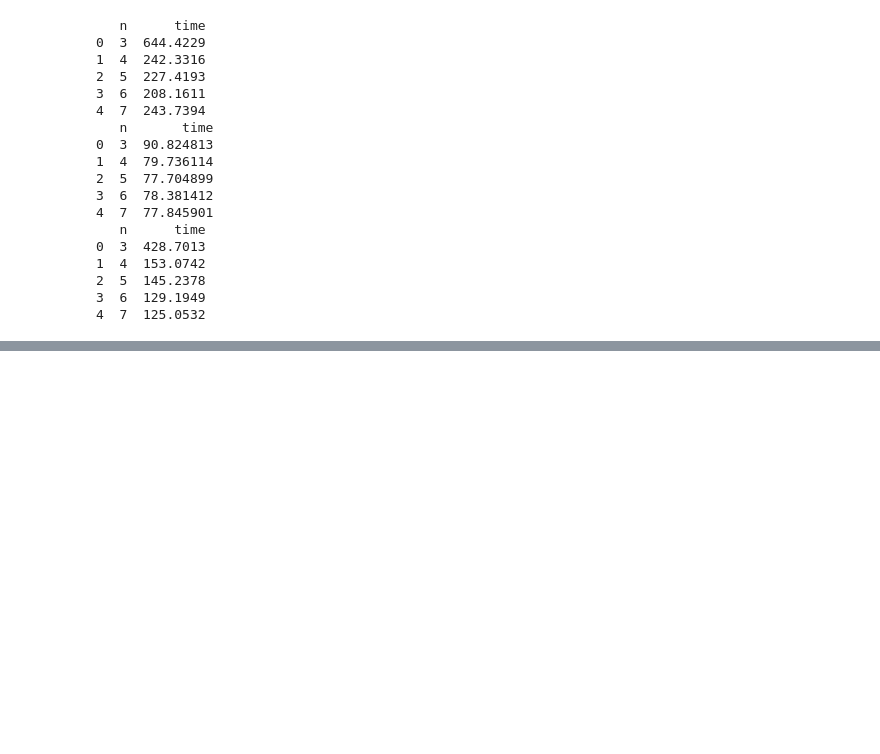
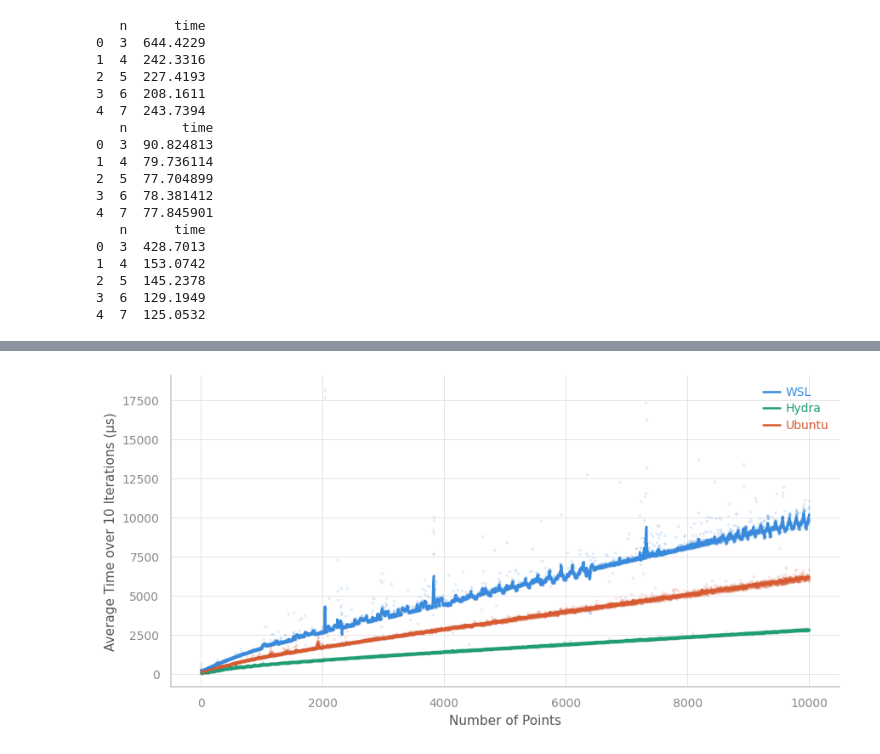
Before and after one commit to bandarussr/polygon-rotation, a Jupyter notebook: testing/graph.ipynb, the cells around one changed output, grey strips where cells are left out. Saved outputs shown, nothing was run; the diff lists cells and outputs as text; code cells hidden in the pictures; blank space fills up the shorter version.

Commit message:
final graph

```diff
--- a/testing/graph.ipynb
+++ b/testing/graph.ipynb
@@ -72,0 +35,50 @@ plt.show()
+# %%
+COLORS = {"WSL": "#378ADD", "Hydra": "#1D9E75", "Ubuntu": "#D85A30"}
+
+fig, ax = plt.subplots(figsize=(9, 4.5))
+fig.patch.set_facecolor("white")
+ax.set_facecolor("white")
+
+datasets = {"WSL": wsl, "Hydra": hydra, "Ubuntu": ubuntu}
+
+for label, df in datasets.items():
+    color = COLORS[label]
+    sorted_df = df.sort_values("n")
+    smoothed = (
+        sorted_df.set_index("n")["time"]
+        .rolling(window=20, center=True, min_periods=1)
+        .mean()
+    )
+
+    # Faint raw scatter
+    ax.scatter(
+        sorted_df["n"], sorted_df["time"],
+        alpha=0.15, s=6, color=color, zorder=2, linewidths=0,
+    )
+    # Bold smoothed line
+    ax.plot(
+        smoothed.index, smoothed.values,
+        linewidth=1.8, color=color, label=label, zorder=3,
+    )
+
+# Grid
+ax.set_axisbelow(True)
+ax.grid(axis="y", color="#e0e0e0", linewidth=0.6)
+ax.grid(axis="x", color="#e0e0e0", linewidth=0.6)
+ax.spines[["top", "right"]].set_visible(False)
+ax.spines[["left", "bottom"]].set_color("#cccccc")
+
+ax.set_xlabel("Number of Points", fontsize=11, color="#555")
+ax.set_ylabel("Average Time over 10 Iterations (μs)", fontsize=11, color="#555")
+ax.tick_params(colors="#888", labelsize=10)
+
+legend = ax.legend(
+    frameon=False, fontsize=10,
+    handlelength=1.4, handletextpad=0.5, labelspacing=0.4,
+    labelcolor="linecolor",
+)
+
+plt.tight_layout()
+plt.show()
+# %% [output]
+[figure, added]
```
Also changed, not shown: parts of 2 cells of this notebook, 2 other files.
